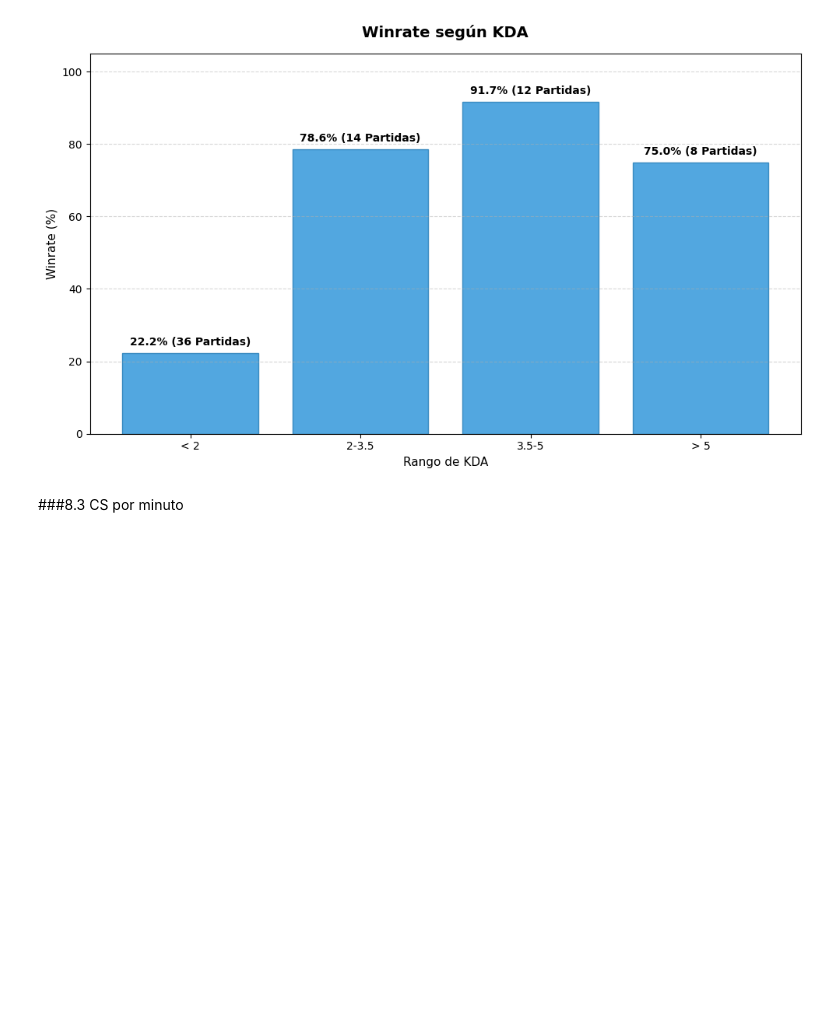
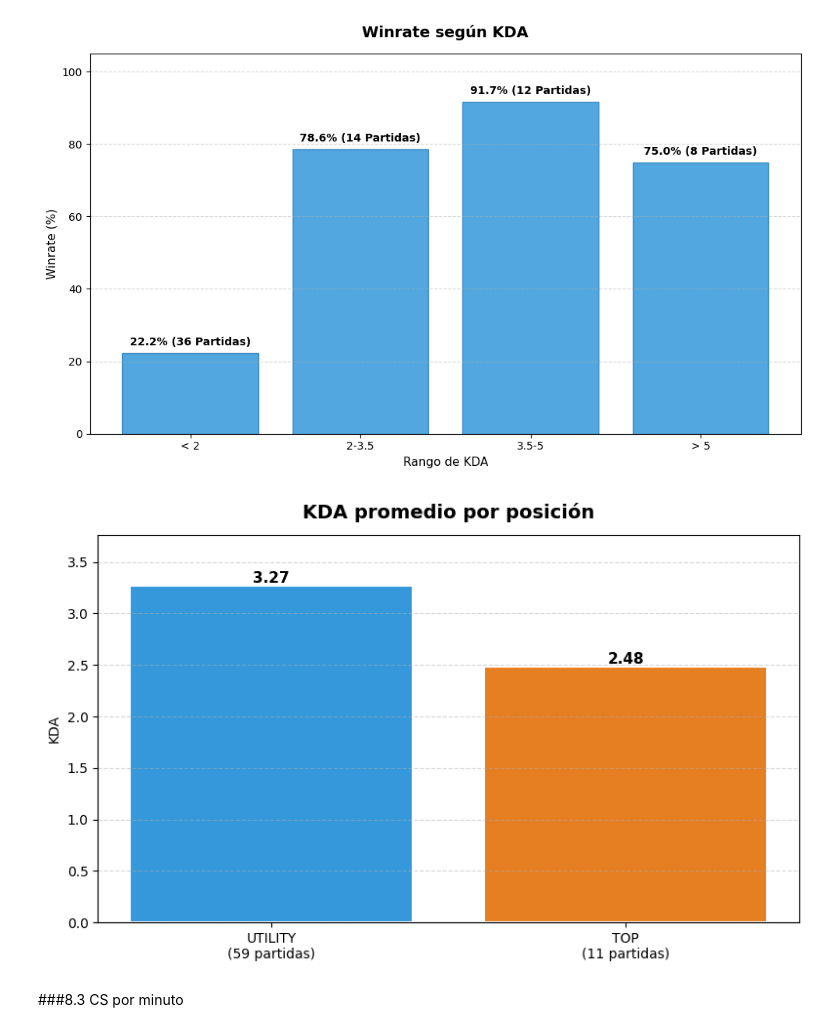
Before and after one commit to Elkinml06/Fundamentos_Ciencia_Datos, a Jupyter notebook: Lol/lol.ipynb, the cells around one changed output. Saved outputs shown, nothing was run; the diff lists cells and outputs as text; code cells hidden in the pictures; blank space fills up the shorter version.

```diff
--- a/Lol/lol.ipynb
+++ b/Lol/lol.ipynb
@@ -557,6 +825,10 @@ plt.tight_layout()
 plt.show()
 # %% [output]
 [figure]
+# %%
+grafica_por_posicion("kda", "KDA promedio por posición", "KDA", "{:.2f}")
+# %% [output]
+[figure, added]
 # %% [markdown]
 ###8.3 CS por minuto
 # %%
```
Also changed, not shown: parts of 47 cells of this notebook.
